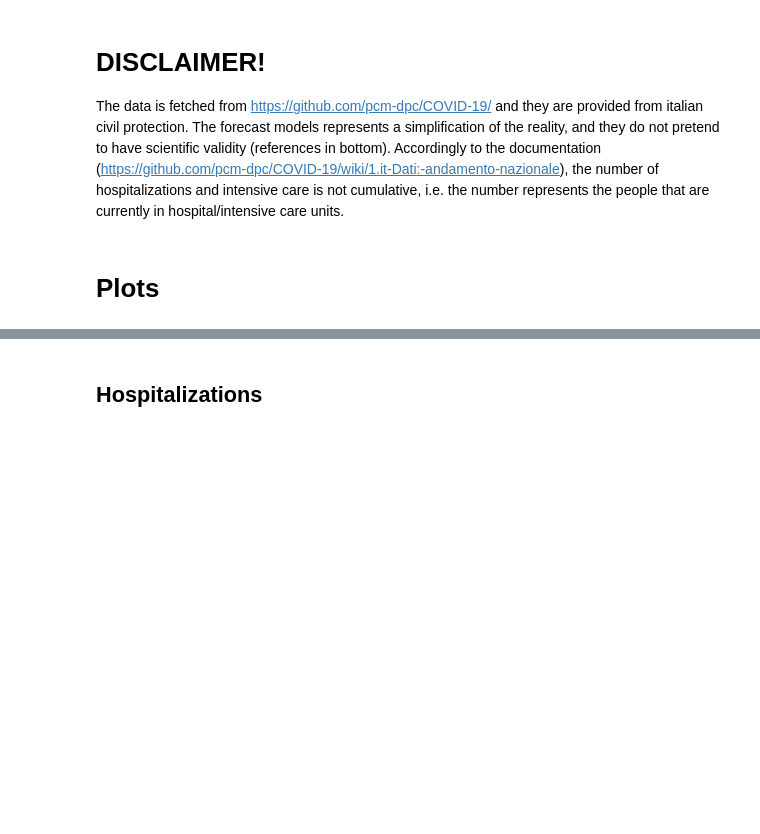
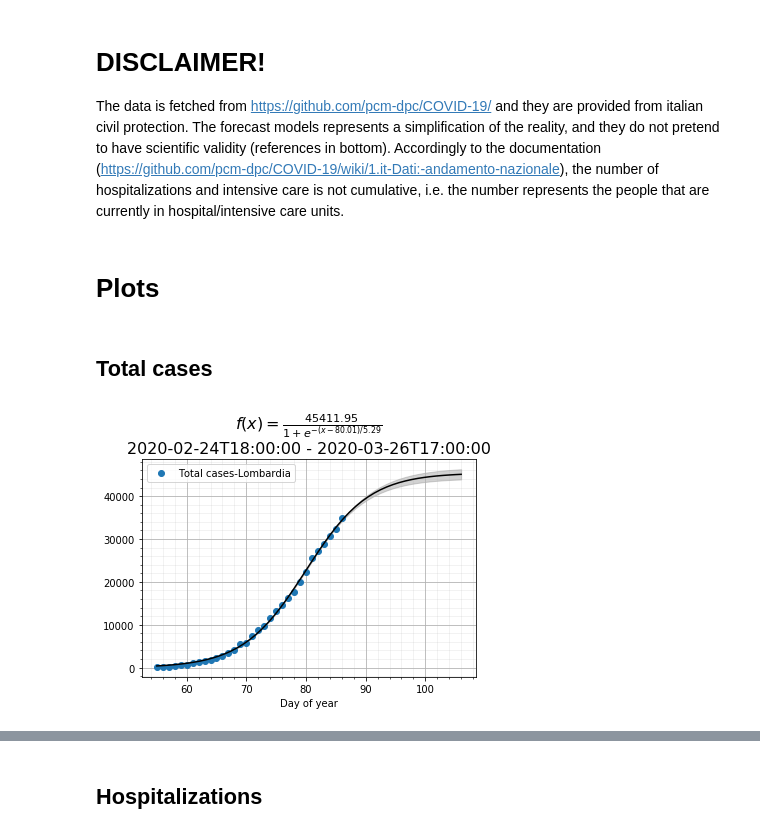
Before and after one commit to trianam/covidFit, a Jupyter notebook: fit.ipynb, the cells around one changed output, grey strips where cells are left out. Drawn from its saved outputs; the diff is of its cells as text; code cells hidden in the pictures; blank space fills up the shorter version.

```diff
--- a/fit.ipynb
+++ b/fit.ipynb
@@ -119,3 +120,9 @@ def plotCurve(keys, zones=defaultZone, funcName=None, plotError=True, derivative
     plt.show()
 # %% [markdown]
 # Plots
+# %% [markdown]
+## Total cases
+# %%
+plotCurve('Total cases', 'Lombardia', funcName=defaultFunc)
+# %% [output]
+[figure, added]
```
Also changed, not shown: parts of 14 cells of this notebook.
